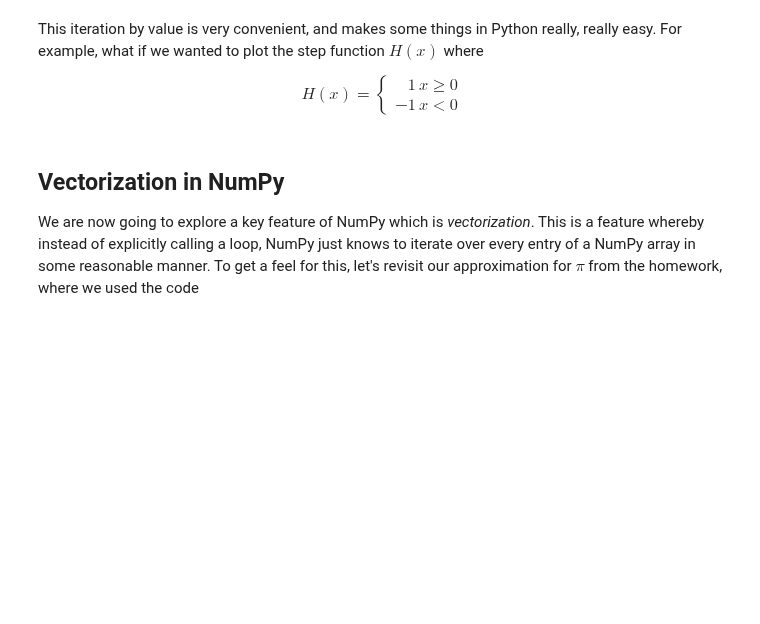
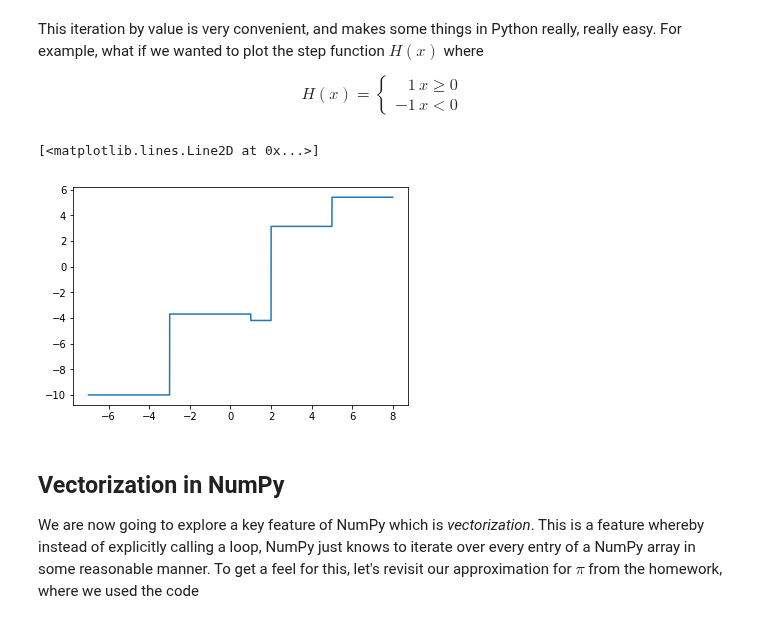
Before and after one commit to cwcurtis/Math-340-Notebooks, a Jupyter notebook: Lectures/Course_Lectures/Lecture_Three_Loops_and_Loops.ipynb, the cells around one changed output. Drawn from its saved outputs; the diff is of its cells as text; code cells hidden in the pictures; blank space fills up the shorter version.

```diff
--- a/Lectures/Course_Lectures/Lecture_Three_Loops_and_Loops.ipynb
+++ b/Lectures/Course_Lectures/Lecture_Three_Loops_and_Loops.ipynb
@@ -252,17 +299,26 @@ H(x) = \left\{
 \end{array}
 \right.
 $$
-# %%
-def step_func(x):
-    if x>=0:
-        return 1.
-    else:
-        return -1.
+# %%
+def step_func(x):
+    if x>=5.:
+        return 5.4
+    elif x>=2.:
+        return 3.13
+    elif x>=1.:
+        return -4.2
+    elif x>=-3.:
+        return -3.7
+    else:
+        return -10.
 # %%
-xvals = np.linspace(-30.,10.,int(1e4))
+xvals = np.linspace(-7.,8.,int(1e4))
 yvals = [step_func(xval) for xval in xvals] # Note use of list comprehension to generate range of function.
 
 plt.plot(xvals,yvals)
+# %% [output]
+[<matplotlib.lines.Line2D at 0x...>]
+[figure, added]
 # %% [markdown]
 ## Vectorization in NumPy
 
```
Also changed, not shown: parts of 6 cells of this notebook.
